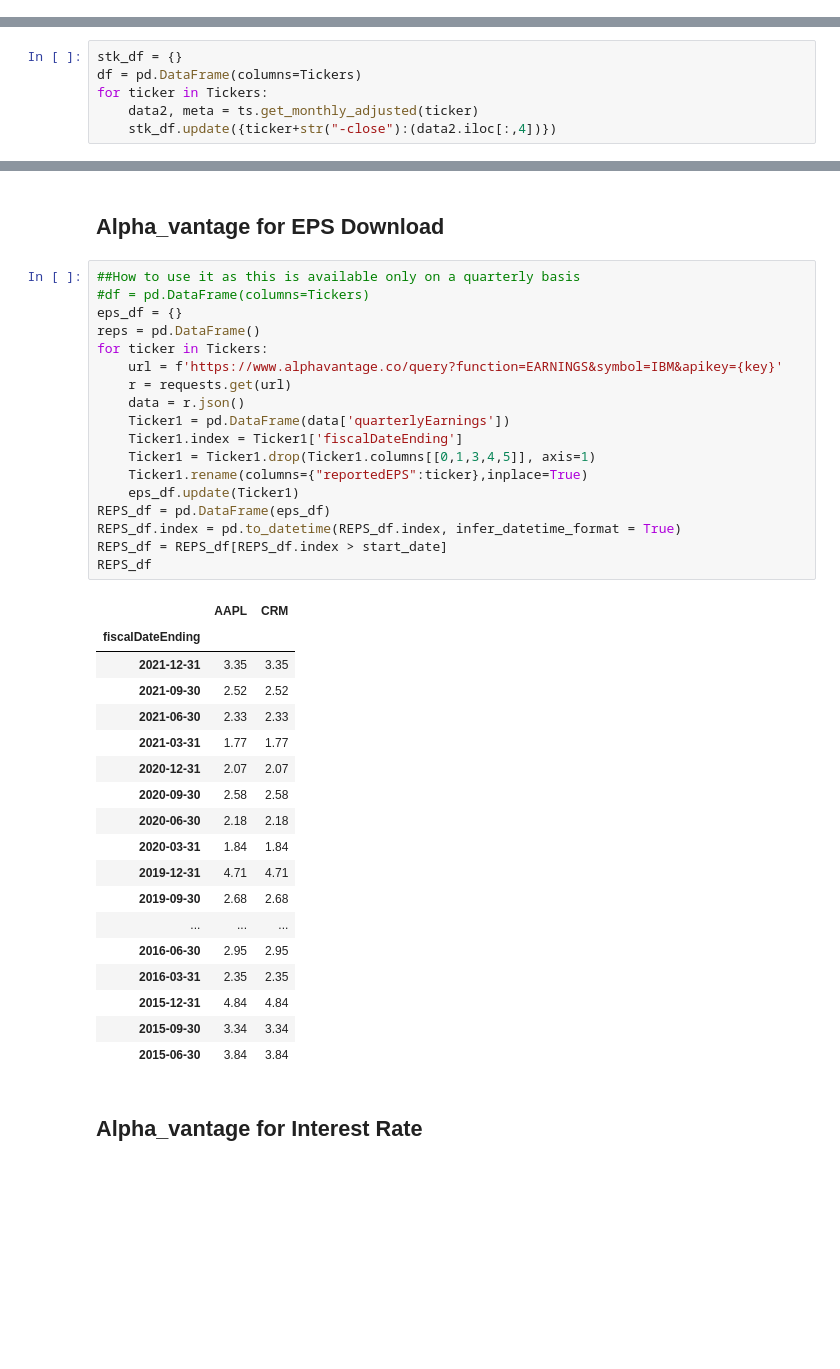
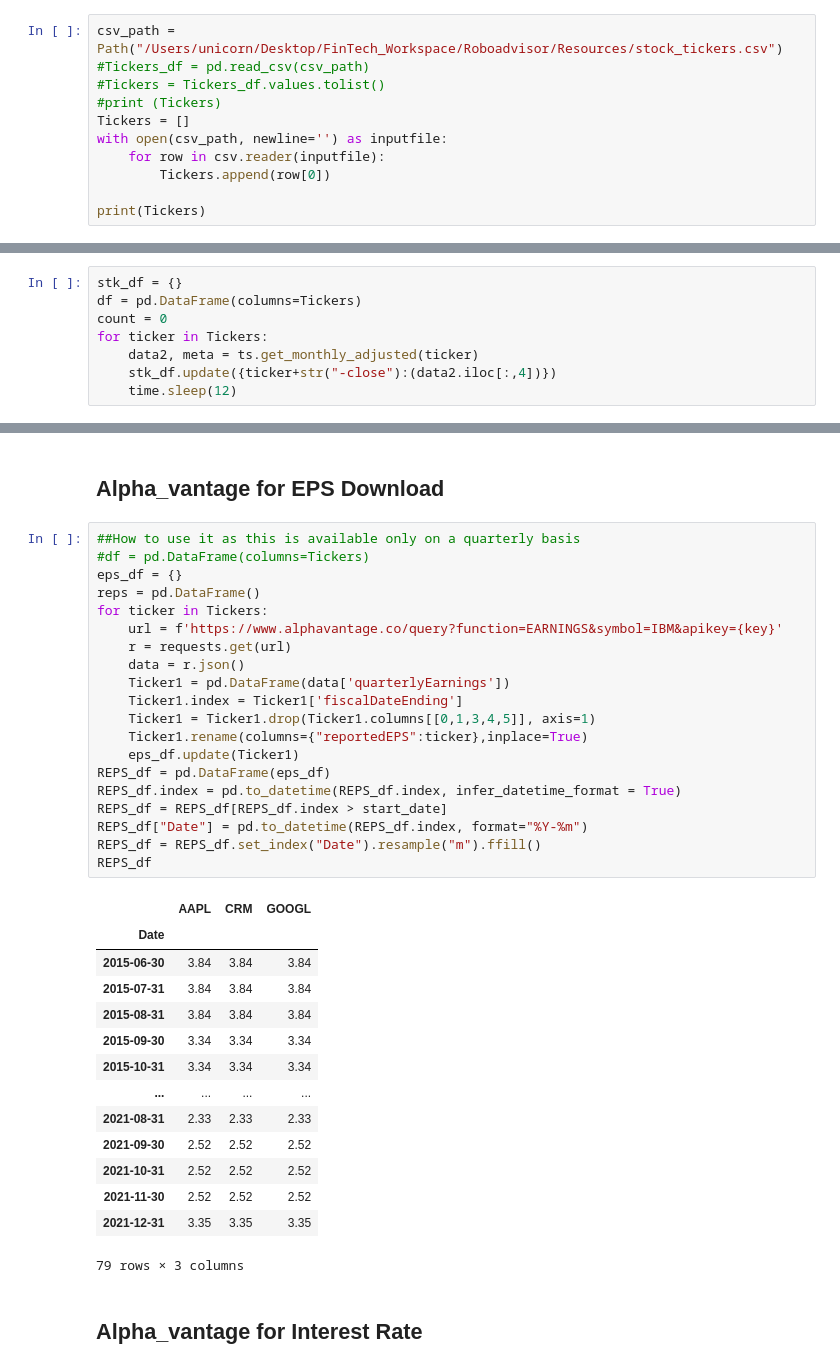
Before and after one commit to evianap/Roboadvisor, a Jupyter notebook: Obtain Stocks.ipynb, the cells around one changed output, grey strips where cells are left out. Drawn from its saved outputs; the diff is of its cells as text; blank space fills up the shorter version.

```diff
--- a/Obtain Stocks.ipynb
+++ b/Obtain Stocks.ipynb
@@ -61,0 +58,11 @@ print (Tickers)
+# %%
+csv_path = Path("/Users/unicorn/Desktop/FinTech_Workspace/Roboadvisor/Resources/stock_tickers.csv")
+#Tickers_df = pd.read_csv(csv_path)
+#Tickers = Tickers_df.values.tolist()
+#print (Tickers)
+Tickers = []
+with open(csv_path, newline='') as inputfile:
+    for row in csv.reader(inputfile):
+        Tickers.append(row[0])
+
+print(Tickers)
@@ -62,6 +71,8 @@ print (Tickers)
 # %%
 stk_df = {}
 df = pd.DataFrame(columns=Tickers)
+count = 0
 for ticker in Tickers:
     data2, meta = ts.get_monthly_adjusted(ticker)
     stk_df.update({ticker+str("-close"):(data2.iloc[:,4])})
+    time.sleep(12)
@@ -231,40 +307,38 @@ Sentiment
 # %%
 ##How to use it as this is available only on a quarterly basis
 #df = pd.DataFrame(columns=Tickers)
 eps_df = {}
 reps = pd.DataFrame()
 for ticker in Tickers:
     url = f'https://www.alphavantage.co/query?function=EARNINGS&symbol=IBM&apikey={key}'
     r = requests.get(url)
     data = r.json()
     Ticker1 = pd.DataFrame(data['quarterlyEarnings'])
     Ticker1.index = Ticker1['fiscalDateEnding']
     Ticker1 = Ticker1.drop(Ticker1.columns[[0,1,3,4,5]], axis=1)
     Ticker1.rename(columns={"reportedEPS":ticker},inplace=True)
     eps_df.update(Ticker1)
 REPS_df = pd.DataFrame(eps_df)
 REPS_df.index = pd.to_datetime(REPS_df.index, infer_datetime_format = True)
 REPS_df = REPS_df[REPS_df.index > start_date]
+REPS_df["Date"] = pd.to_datetime(REPS_df.index, format="%Y-%m")
+REPS_df = REPS_df.set_index("Date").resample("m").ffill()
 REPS_df
 # %% [output]
-|  | AAPL | CRM |
-| fiscalDateEnding |  |  |
-| 2021-12-31 | 3.35 | 3.35 |
-| 2021-09-30 | 2.52 | 2.52 |
-| 2021-06-30 | 2.33 | 2.33 |
-| 2021-03-31 | 1.77 | 1.77 |
-| 2020-12-31 | 2.07 | 2.07 |
-| 2020-09-30 | 2.58 | 2.58 |
-| 2020-06-30 | 2.18 | 2.18 |
-| 2020-03-31 | 1.84 | 1.84 |
-| 2019-12-31 | 4.71 | 4.71 |
-| 2019-09-30 | 2.68 | 2.68 |
-| ... | ... | ... |
-| 2016-06-30 | 2.95 | 2.95 |
-| 2016-03-31 | 2.35 | 2.35 |
-| 2015-12-31 | 4.84 | 4.84 |
-| 2015-09-30 | 3.34 | 3.34 |
-| 2015-06-30 | 3.84 | 3.84 |
+|  | AAPL | CRM | GOOGL |
+| Date |  |  |  |
+| 2015-06-30 | 3.84 | 3.84 | 3.84 |
+| 2015-07-31 | 3.84 | 3.84 | 3.84 |
+| 2015-08-31 | 3.84 | 3.84 | 3.84 |
+| 2015-09-30 | 3.34 | 3.34 | 3.34 |
+| 2015-10-31 | 3.34 | 3.34 | 3.34 |
+| ... | ... | ... | ... |
+| 2021-08-31 | 2.33 | 2.33 | 2.33 |
+| 2021-09-30 | 2.52 | 2.52 | 2.52 |
+| 2021-10-31 | 2.52 | 2.52 | 2.52 |
+| 2021-11-30 | 2.52 | 2.52 | 2.52 |
+| 2021-12-31 | 3.35 | 3.35 | 3.35 |
+79 rows × 3 columns
 # %% [markdown]
 ## Alpha_vantage for Interest Rate
 # %%
```
Also changed, not shown: parts of 10 cells of this notebook, 2 other files.
